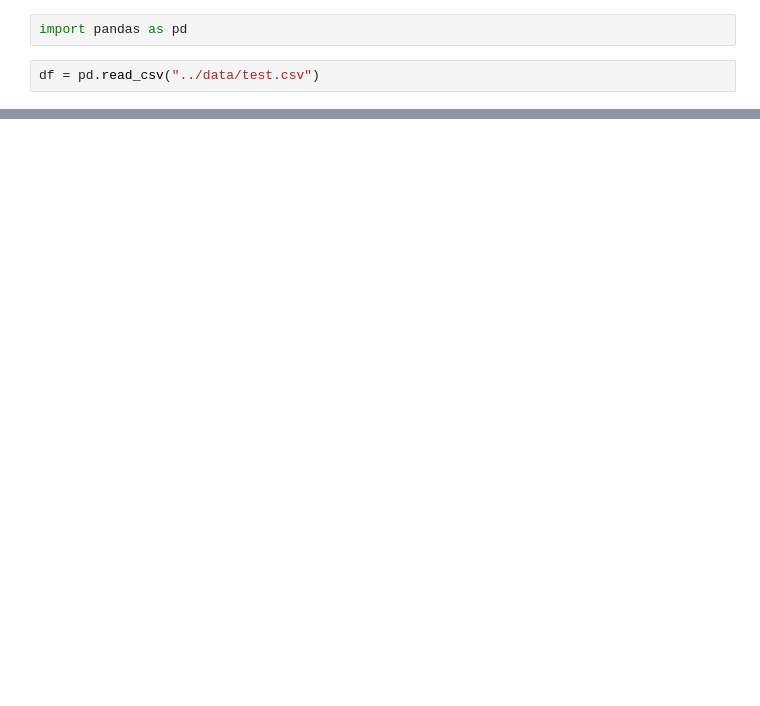
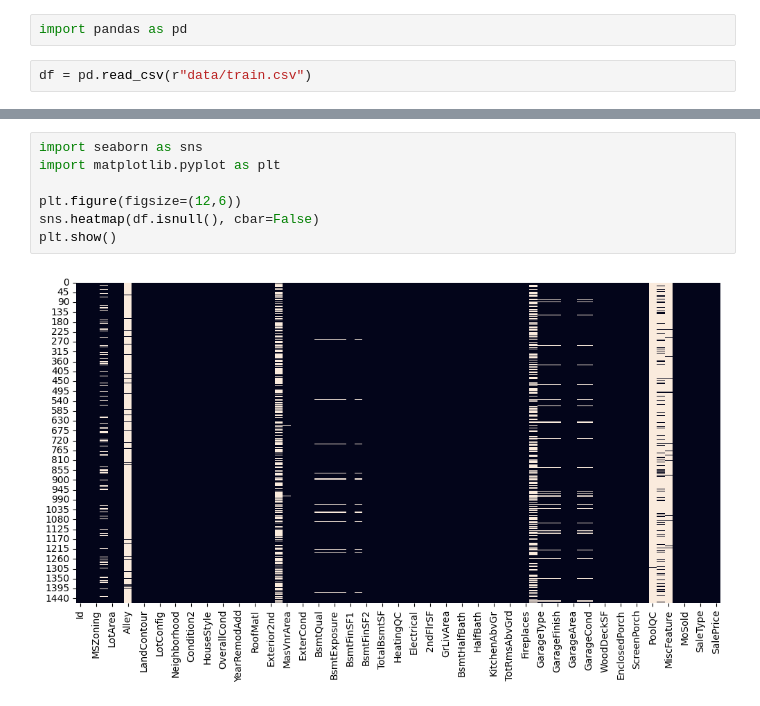
Before and after one commit to ikbenlong/kaggle-house-prices-regression, a Jupyter notebook: Kaggle-house-prices-regression.ipynb, the cells around one changed output, grey strips where cells are left out. Cells and saved outputs as stored; diff of their text form; blank space fills up the shorter version.

```diff
--- a/Kaggle-house-prices-regression.ipynb
+++ b/Kaggle-house-prices-regression.ipynb
@@ -1,4 +1,4 @@
 # %%
 import pandas as pd
 # %%
-df = pd.read_csv("../data/test.csv")
+df = pd.read_csv(r"data/train.csv")
@@ -6,0 +26,9 @@ FileNotFoundError: [Errno 2] No such file or directory: '../data/test.csv'
+# %%
+import seaborn as sns
+import matplotlib.pyplot as plt
+
+plt.figure(figsize=(12,6))
+sns.heatmap(df.isnull(), cbar=False)
+plt.show()
+# %% [output]
+[figure, added]
```
Also changed, not shown: parts of 6 cells of this notebook.
